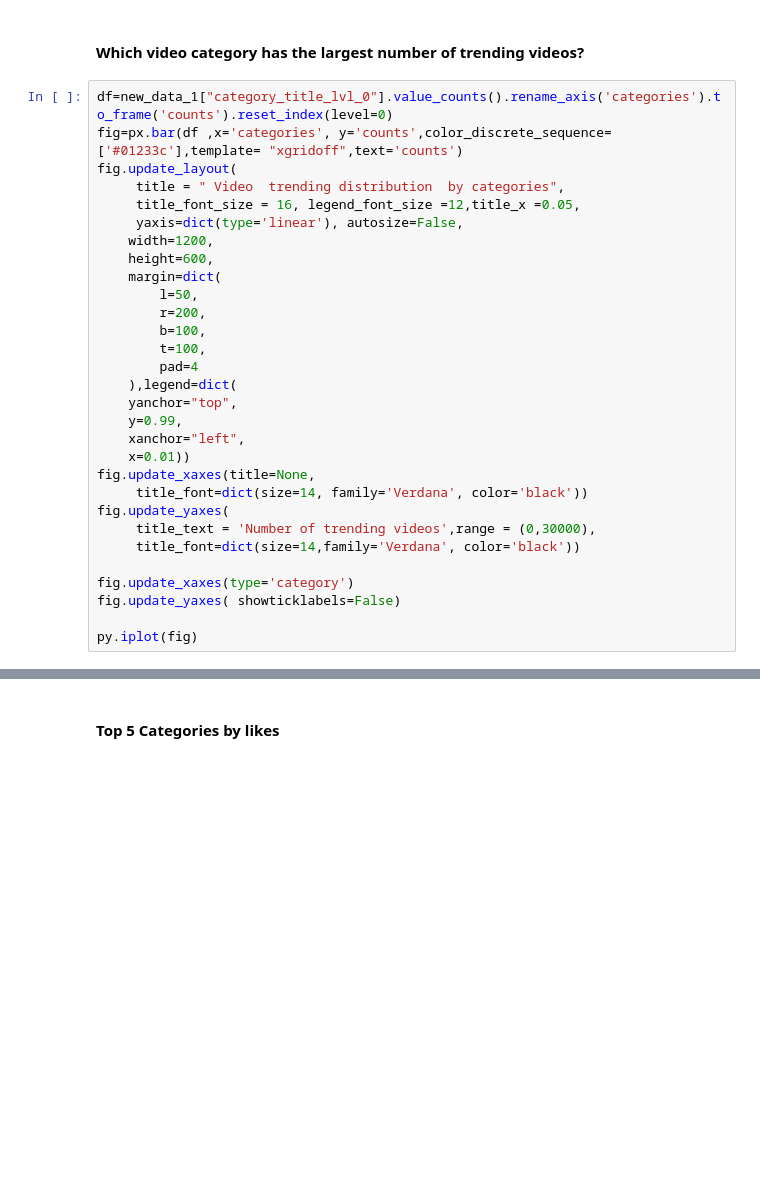
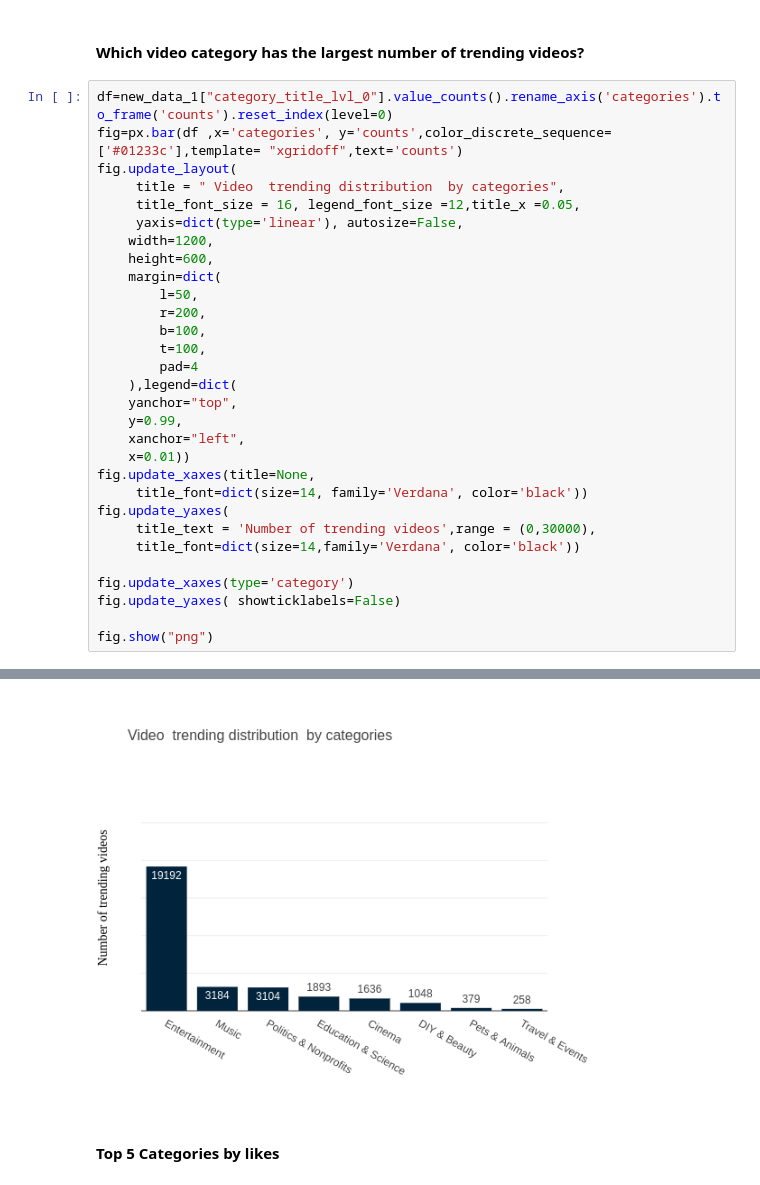
Before and after one commit to Sherlocked-Blaire/Youtube-trending-video-analysis, a Jupyter notebook: src/Youtube_trending_video_analysis.ipynb, the cells around one changed output, grey strips where cells are left out. Drawn from its saved outputs; the diff is of its cells as text; blank space fills up the shorter version.

```diff
--- a/src/Youtube_trending_video_analysis.ipynb
+++ b/src/Youtube_trending_video_analysis.ipynb
@@ -284,5 +281,5 @@ fig.update_yaxes(
 fig.update_xaxes(type='category')
 fig.update_yaxes( showticklabels=False)
 
-py.iplot(fig)
+fig.show("png")
 # %% [output]
@@ -290,3 +286,4 @@ py.iplot(fig)
+[figure, added]
 # %% [markdown]
 #### Top 5 Categories by likes
 # %%
```
Also changed, not shown: parts of 13 cells of this notebook.
